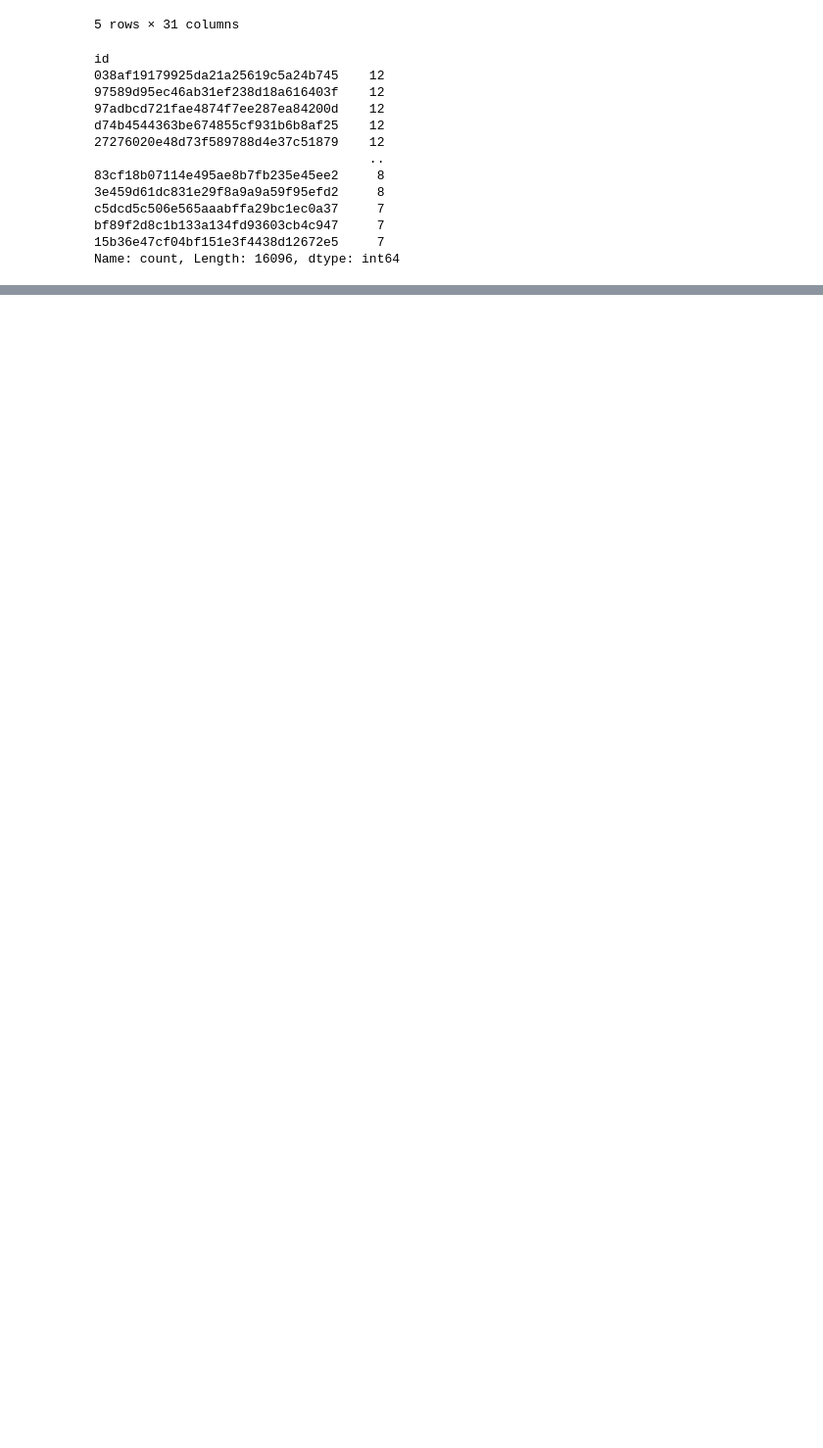
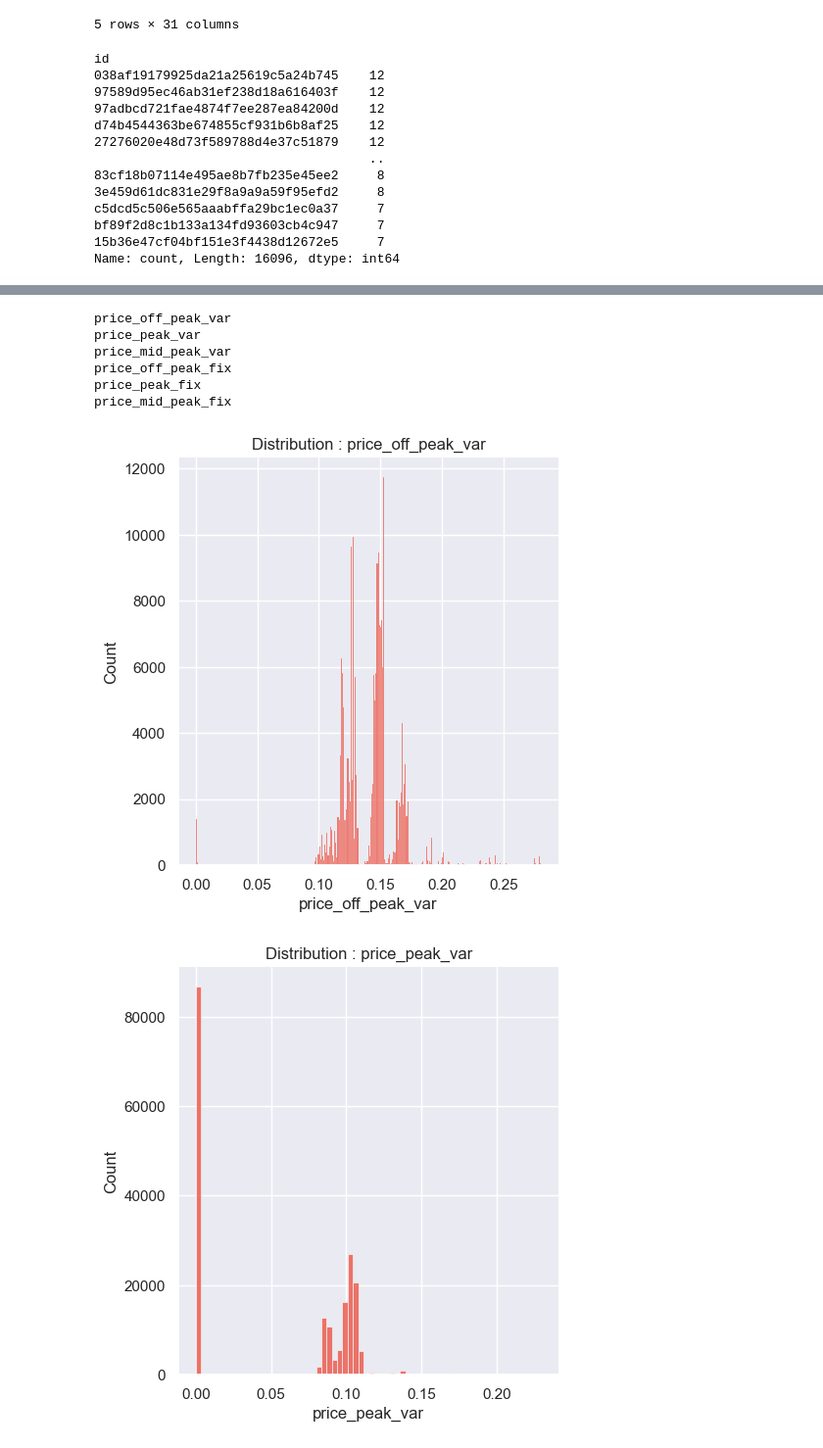
Before and after one commit to nelson123-lab/BCG-X-Data-Science, a Jupyter notebook: Task 2/Task 2 - eda_starter.ipynb, the cells around one changed output, grey strips where cells are left out. Shown at 98% size. Drawn from its saved outputs; the diff is of its cells as text; code cells hidden in the pictures; blank space fills up the shorter version.

```diff
--- a/Task 2/Task 2 - eda_starter.ipynb
+++ b/Task 2/Task 2 - eda_starter.ipynb
@@ -654,0 +670,22 @@ Name: count, Length: 16096, dtype: int64
+# %%
+numerical_features = []
+for feature in price_df:
+    if len(price_df[feature].value_counts().to_list()) > 10 and feature not in ['price_date', 'id']:
+        print(f'{feature}')
+        numerical_features.append(feature)
+# %% [output]
+price_off_peak_var
+price_peak_var
+price_mid_peak_var
+price_off_peak_fix
+price_peak_fix
+price_mid_peak_fix
+# %%
+for i in range(len(numerical_features)):
+    sns.displot(price_df[numerical_features[i]],color = colors[0])
+    title = 'Distribution : ' + numerical_features[i]
+    plt.title(title)
+plt.show()
+# %% [output]
+[figure, added]
+[figure, added]
```
Also changed, not shown: parts of 9 cells of this notebook.
